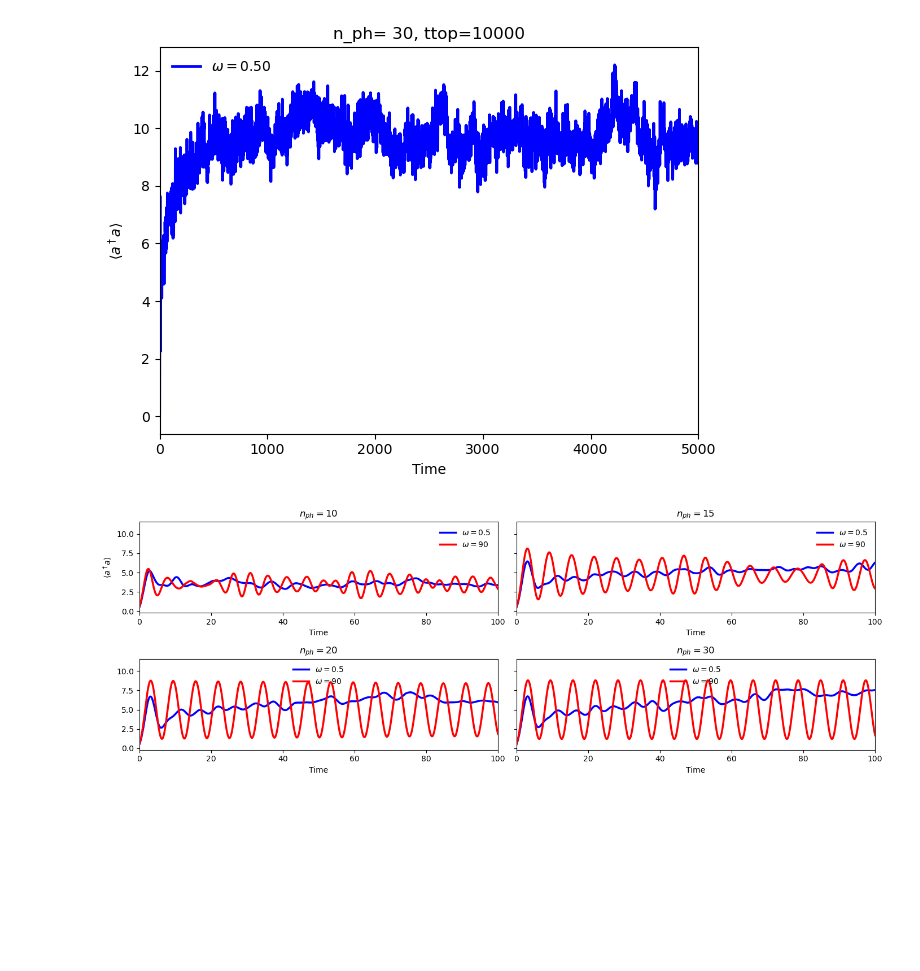
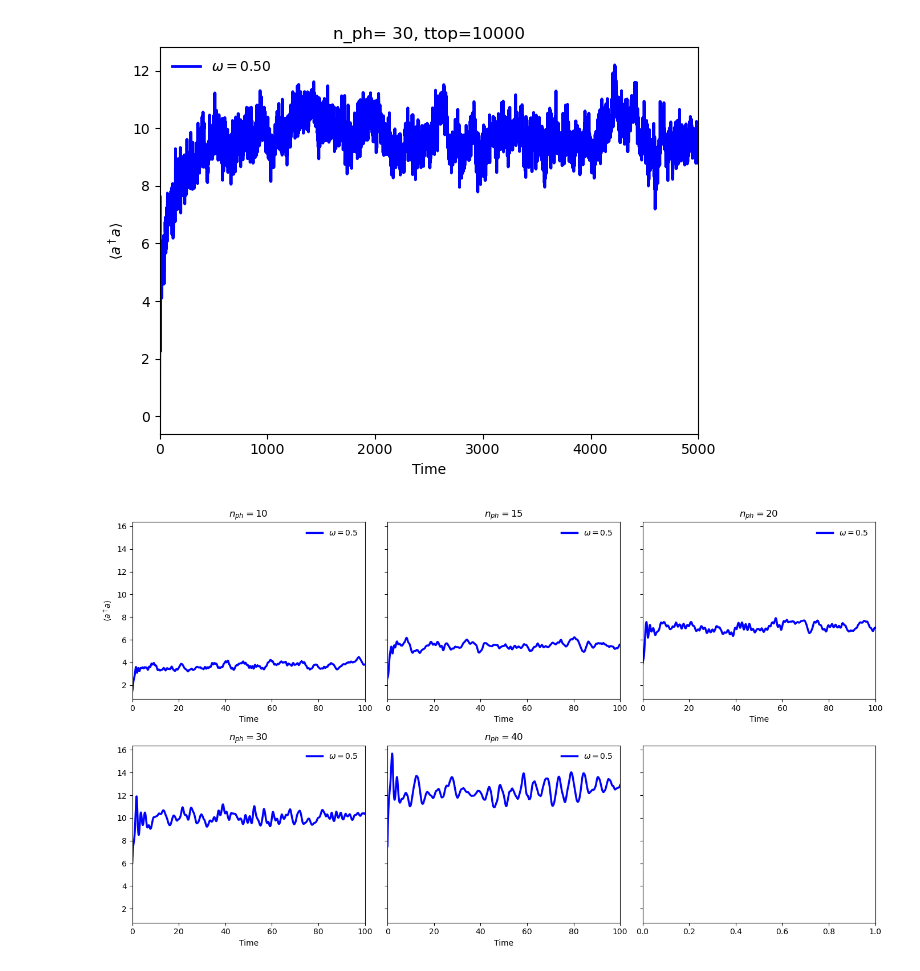
Before and after one commit to soumyadl/DMBL-Engine, a Jupyter notebook: Codes/Basic-LMG_photon_02.ipynb.ipynb, the cells around one changed output. Drawn from its saved outputs; the diff is of its cells as text; code cells hidden in the pictures; blank space fills up the shorter version.

```diff
--- a/Codes/Basic-LMG_photon_02.ipynb.ipynb
+++ b/Codes/Basic-LMG_photon_02.ipynb.ipynb
@@ -686,22 +686,22 @@ frz = jn_zeros(0, 4)
 N = 10
 hbar = 1.0
 h0 = 0
-g = 0.5
+g = 2.0
 omega0 = 1.0
 Jvalue = 1.0
 
-omegas = [0.5,90]
+omegas = [0.5]
 x = 2.40
 colors = ['blue', 'red']
-nph_vals = [10,15,20,30]
+nph_vals = [10,15,20,30,40]
 
-fig, axes = plt.subplots(2,2,figsize=(14,5),sharey=True)
+fig, axes = plt.subplots(2,3,figsize=(14,8),sharey=True)
 axes = axes.flatten()
 
 
 
 # time
-ttop = 1000
+ttop = 10000
 tlist = np.linspace(0, ttop, ttop * 20 + 1)
 opts = Options(nsteps =1e6)
 
@@ -748,31 +748,31 @@ for ax, n_ph in zip(axes, nph_vals):
         # =================================================
 
         ax.set_title(rf'$n_{{ph}}={n_ph}$')
 
         ax.set_xlabel('Time')
 
         ax.set_xlim(0,100)
 
         ax.legend(frameon=False)
 
 # =====================================================
 # common y-label
 # =====================================================
 
 axes[0].set_ylabel(r'$\langle a^\dagger a \rangle$')
 
 plt.tight_layout()
 
 # =====================================================
 # save figure
 # =====================================================
 
 omega_string = '_'.join(map(str, omegas))
 
 nph_string = '_'.join(map(str, nph_vals))
 
 plt.savefig(f'photon_dynamics_omegas_{omega_string}_nph_{nph_string}.png',dpi=300,bbox_inches='tight')
 
 plt.show()
 # %% [output]
-[figure, old version]
+[figure, new version]
```
Also changed, not shown: parts of 7 cells of this notebook.
